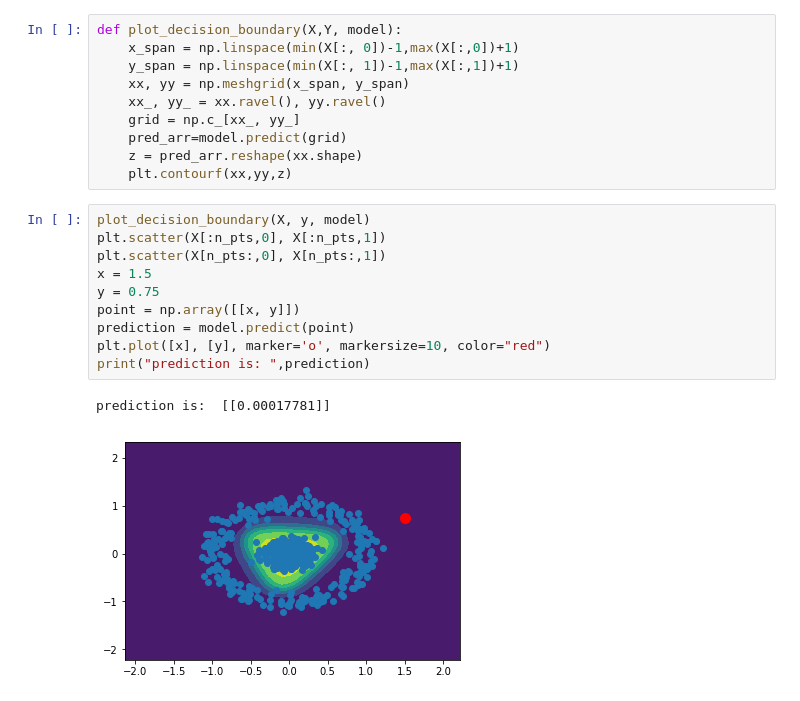
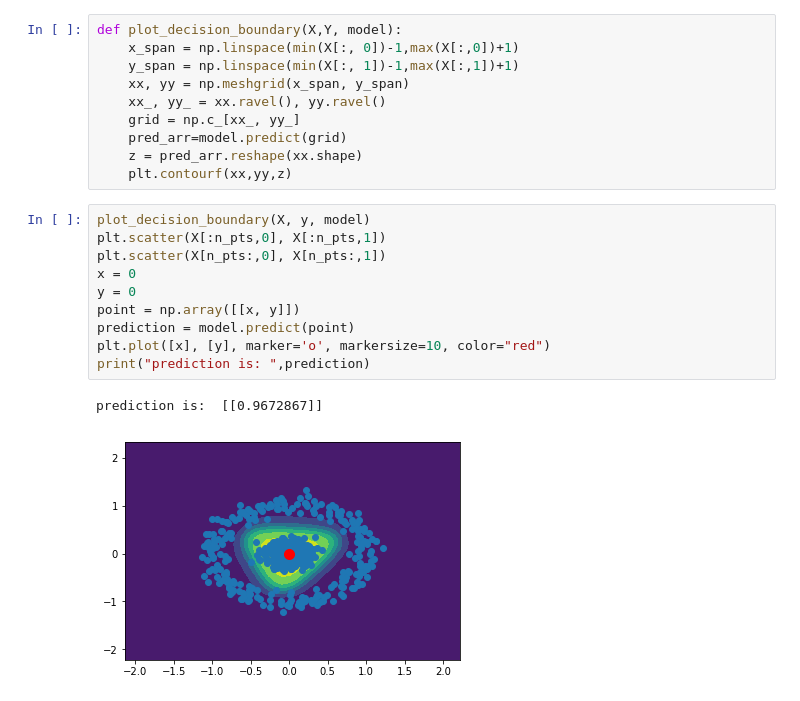
Before and after one commit to jerzy456/UDEMY_self_driving_car, a Jupyter notebook: Keras/DNN.ipynb, the cells around one changed output. Saved outputs shown, nothing was run; the diff lists cells and outputs as text.

```diff
--- a/Keras/DNN.ipynb
+++ b/Keras/DNN.ipynb
@@ -73,13 +73,13 @@ def plot_decision_boundary(X,Y, model):
 # %%
 plot_decision_boundary(X, y, model)
 plt.scatter(X[:n_pts,0], X[:n_pts,1])
 plt.scatter(X[n_pts:,0], X[n_pts:,1])
-x = 1.5
-y = 0.75
+x = 0
+y = 0
 point = np.array([[x, y]])
 prediction = model.predict(point)
 plt.plot([x], [y], marker='o', markersize=10, color="red")
 print("prediction is: ",prediction)
 # %% [output]
-prediction is:  [[0.00017781]]
+prediction is:  [[0.9672867]]
-[figure, old version]
+[figure, new version]
```
